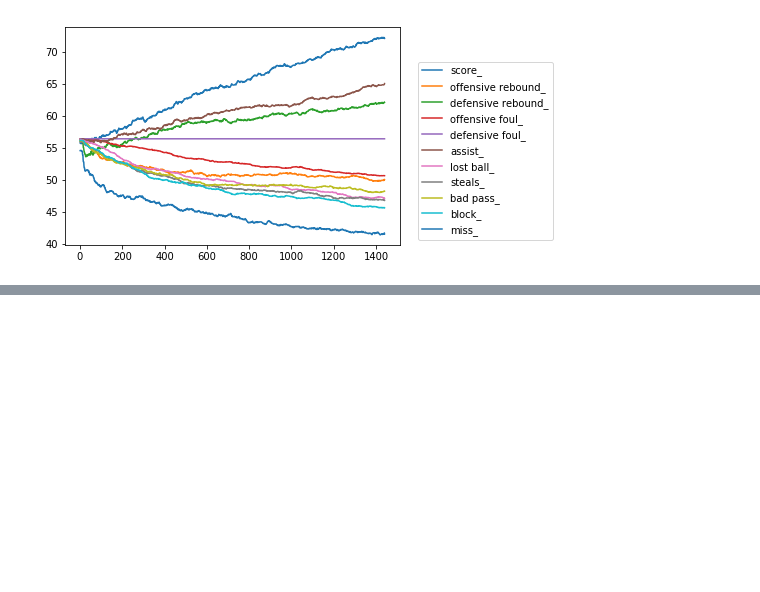
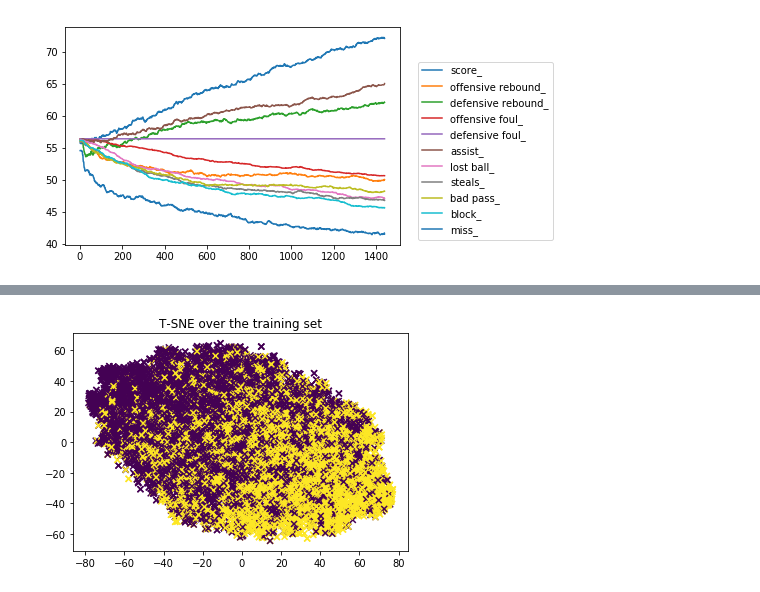
Before and after one commit to VictorSanh/NBA_Challenge, a Jupyter notebook: Getting_started.ipynb, the cells around one changed output, grey strips where cells are left out. Saved outputs shown, nothing was run; the diff lists cells and outputs as text; code cells hidden in the pictures; blank space fills up the shorter version.

```diff
--- a/Getting_started.ipynb
+++ b/Getting_started.ipynb
@@ -174,0 +168,12 @@ print(clf.score(X_portion_val,Y_portion_val))
+# %%
+pca_reducing = PCA(n_components=50)
+X_reduced = pca_reducing.fit_transform(X)
+
+projection_tsne = TSNE(n_components = 2)
+X_projected_tsne = projection_tsne.fit_transform(X_reduced)
+# %%
+plt.scatter(X_projected_tsne[:, 0], X_projected_tsne[:, 1], c = Y, marker = 'x')
+plt.title('T-SNE over the training set')
+plt.show()
+# %% [output]
+[figure, added]
```
Also changed, not shown: parts of 11 cells of this notebook.
